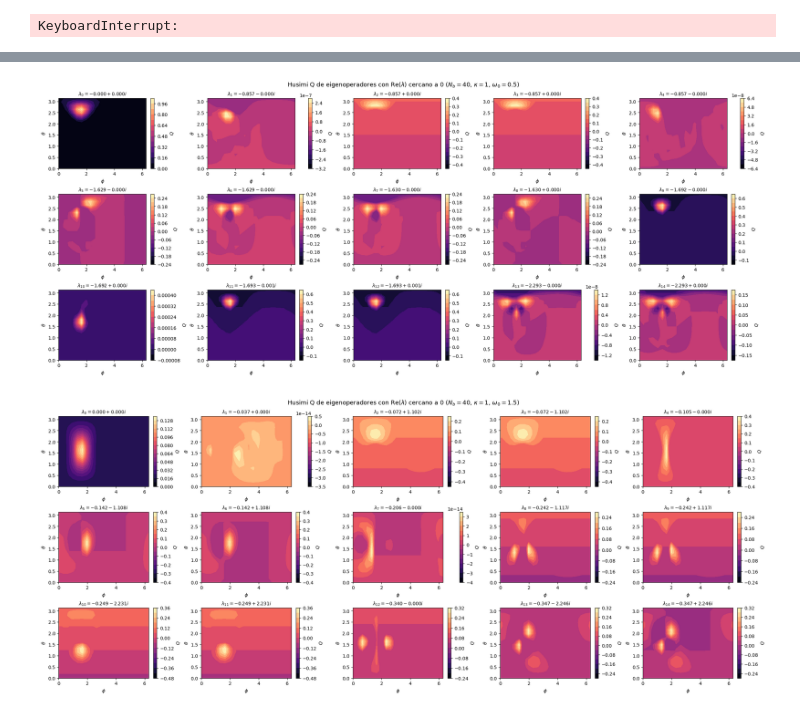
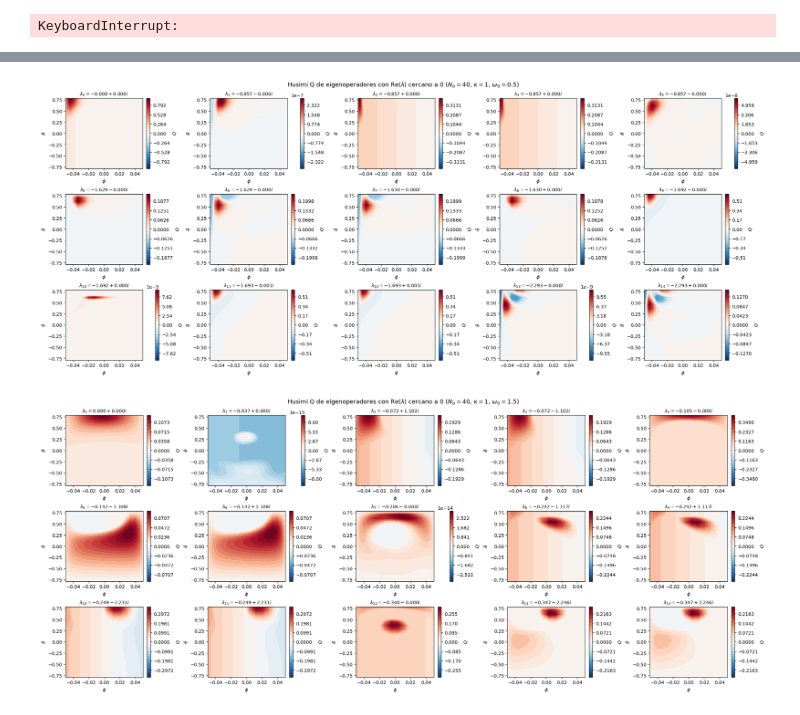
Before and after one commit to Art-999/QMPhysics, a Jupyter notebook: BoundaryTimeCrystal/TimeCrystalEigenvaluesMEJORA.ipynb, the cells around one changed output, grey strips where cells are left out. Cells and saved outputs as stored; diff of their text form; code cells hidden in the pictures.

```diff
--- a/BoundaryTimeCrystal/TimeCrystalEigenvaluesMEJORA.ipynb
+++ b/BoundaryTimeCrystal/TimeCrystalEigenvaluesMEJORA.ipynb
@@ -61,9 +61,9 @@ def do_spectrum(Nb, omega_0, jump_ops):
     H = build_system(Nb, omega_0)
 
     L = liouvillian(H, jump_ops)
-    eigs, evecs = L.eigenstates()
+    eigs = L.eigenstates()
 
-    return eigs, evecs
+    return eigs
 """------------------------------------------------------------------------------------"""
 def simulation(Nb, omega_0, init_rho, t, jump_ops, exp_ops):
     H = build_system(Nb, omega_0)
@@ -847,12 +827,3 @@ plt.tight_layout()
 plt.show()
 # %% [output]
 KeyboardInterrupt:
-# %%
-# --- Reorganizar: omega_0 -> { Nb -> eigs } ---
-sim = defaultdict(dict)
-for (Nb, kappa, omega_0), results in results.items():
-    sim[omega_0][Nb] = results  # kappa es siempre 1, no lo usamos para agrupar
-
-rho_t0 = sim[0][120]
-rho_t1 = sim[0.5][120]
-rho_t2 = sim[1.5][120]
@@ -946,13 +963,13 @@ omega_list = [0.5, 1.5]
 n_modes = 15
 
 Th_1d = np.linspace(0, np.pi, 20)
-Ph_1d = np.linspace(0, 2*np.pi, 20)
+Ph_1d = np.linspace(-np.pi/2, np.pi/2, 20)
 Th, Ph = np.meshgrid(Th_1d, Ph_1d)
 
 # ---------------------------------------------------------------
 # Build the Liouvillian, diagonalize, and select slowest modes
 # ---------------------------------------------------------------
-def eigenoperators_near_zero(Nb, omega_0, kappa, n_modes):
+def eigenoperators_near_zero2(Nb, omega_0, kappa, n_modes):
     jump_ops, exp_ops, S = build_operators(Nb, kappa)
     evals, evecs = do_spectrum(Nb, omega_0, jump_ops)
 
@@ -977,40 +994,44 @@ def eigenoperators_near_zero(Nb, omega_0, kappa, n_modes):
             rho = rho / tr
         eigenops.append(rho)
 
     return evals_top, eigenops
 
 
 # ---------------------------------------------------------------
 # Plot Husimi Q for each omega_0
 # ---------------------------------------------------------------
 for omega_0 in omega_list:
-    evals_top, eigenops = eigenoperators_near_zero(Nb, omega_0, kappa, n_modes)
+    evals_top, eigenops = eigenoperators_near_zero2(Nb, omega_0, kappa, n_modes)
 
-    # 2 rows x 5 cols layout for the 10 eigenoperators
+
     fig, axes = plt.subplots(3, 5, figsize=(22, 9), constrained_layout=True)
     axes_flat = axes.flatten()
 
+
     for k, (ax, rho, lam) in enumerate(zip(axes_flat, eigenops, evals_top)):
-        Q, THETA, PHI = spin_q_function(rho, Th, Ph)
-
-        # Take the real part (eigenoperators may not be Hermitian)
-        Q_real = np.real(Q)
-
-        contour = ax.contourf(PHI, THETA, Q_real, levels=15, cmap='magma')
+        h, THETA, PHI = spin_q_function(rho, Th, Ph)
+        Q = (1/S) * np.cos(THETA)
+        P = 0.5 * PHI
+        h_real = np.real(h)
+        vmax = max(h_real.max(), 1e-14)
+        levels = np.linspace(-vmax, vmax, 31)
+        cmap, vmin = 'RdBu_r', -vmax
+        contour = ax.contourf(Q, P, h_real, levels=levels, cmap=cmap,
+                     vmin=vmin, vmax=vmax)
         fig.colorbar(contour, ax=ax, label=r'$Q$')
         ax.set_xlabel(r'$\phi$')
         ax.set_ylabel(r'$\theta$')
         ax.set_title(
             rf"$\lambda_{{{k}}} = {lam.real:.3f}{lam.imag:+.3f}i$",
             fontsize=10
         )
 
     fig.suptitle(
         rf"Husimi Q de eigenoperadores con $\mathrm{{Re}}(\lambda)$ cercano a 0 "
         rf"($N_b={Nb}$, $\kappa={kappa}$, $\omega_0={omega_0}$)",
         fontsize=13
     )
     plt.show()
 # %% [output]
-[figure, old version]
+[figure, new version]
-[figure, old version]
+[figure, new version]
```
Also changed, not shown: parts of 4 cells of this notebook.
